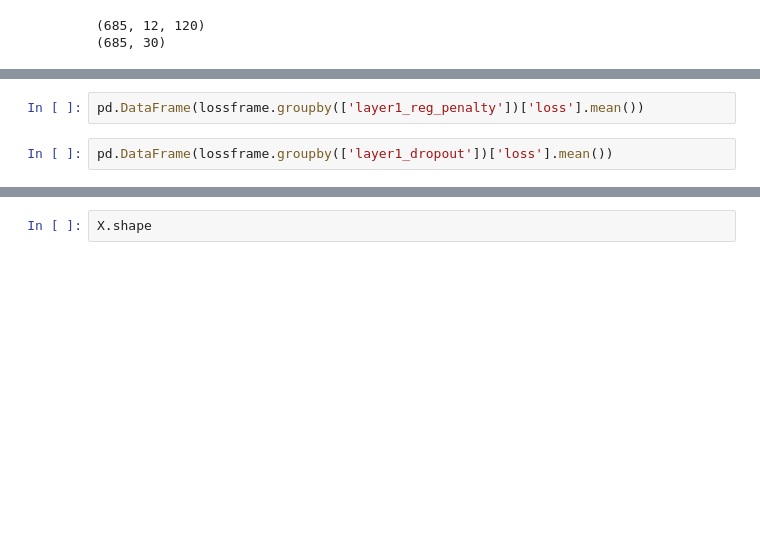
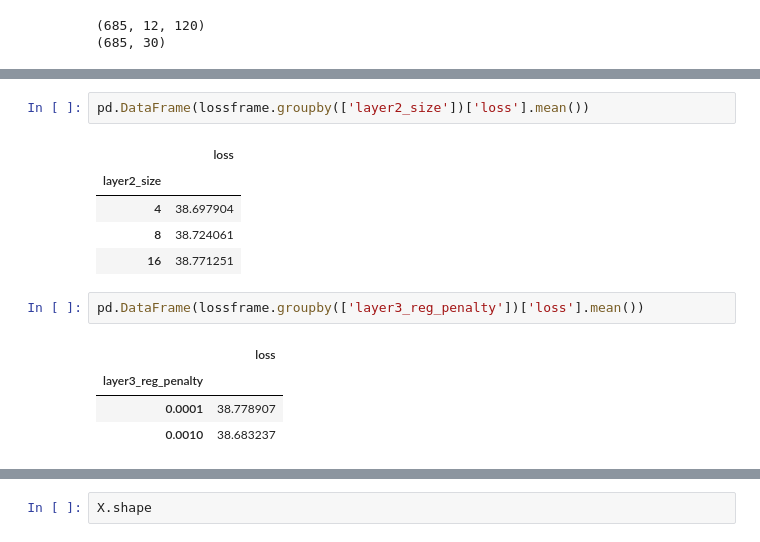
Before and after one commit to druce/Machine-learning-for-financial-market-prediction, a Jupyter notebook: Recurrent Neural Network (GRU).ipynb, the cells around one changed output, grey strips where cells are left out. Cells and saved outputs as stored; diff of their text form; blank space fills up the shorter version.

```diff
--- a/Recurrent Neural Network (GRU).ipynb
+++ b/Recurrent Neural Network (GRU).ipynb
@@ -424,4 +491,15 @@ pd.DataFrame(lossframe.groupby(['layer2_size'])['loss'].mean())
 # %%
-pd.DataFrame(lossframe.groupby(['layer1_reg_penalty'])['loss'].mean())
+pd.DataFrame(lossframe.groupby(['layer2_size'])['loss'].mean())
+# %% [output]
+|  | loss |
+| layer2_size |  |
+| 4 | 38.697904 |
+| 8 | 38.724061 |
+| 16 | 38.771251 |
 # %%
-pd.DataFrame(lossframe.groupby(['layer1_dropout'])['loss'].mean())
+pd.DataFrame(lossframe.groupby(['layer3_reg_penalty'])['loss'].mean())
+# %% [output]
+|  | loss |
+| layer3_reg_penalty |  |
+| 0.0001 | 38.778907 |
+| 0.0010 | 38.683237 |
```
Also changed, not shown: parts of 15 cells of this notebook.
